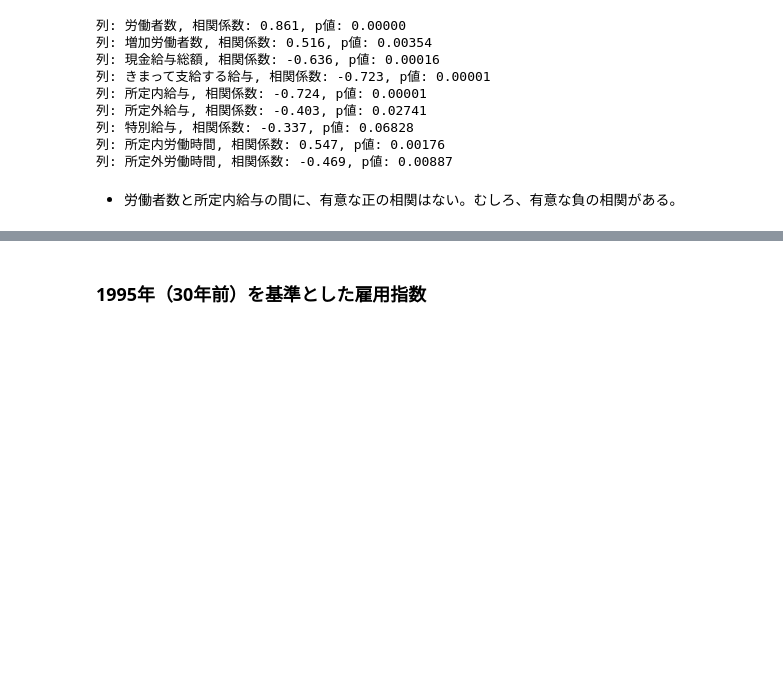
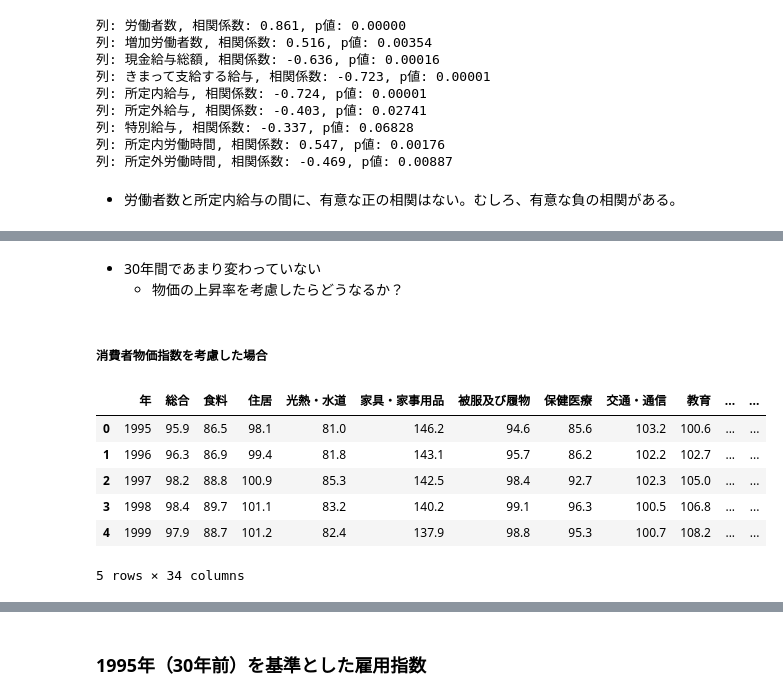
Before and after one commit to M-Yusei1001/K417_Capstone_G9, a Jupyter notebook: eda.ipynb, the cells around one changed output, grey strips where cells are left out. Saved outputs shown, nothing was run; the diff lists cells and outputs as text; code cells hidden in the pictures; blank space fills up the shorter version.

```diff
--- a/eda.ipynb
+++ b/eda.ipynb
@@ -749,0 +726,16 @@ merged_l.head()
+# %% [markdown]
+- 30年間であまり変わっていない
+    - 物価の上昇率を考慮したらどうなるか？
+# %% [markdown]
+##### 消費者物価指数を考慮した場合
+# %%
+cpi_data = pd.read_csv('./data/bukka/bukka-index_cleaned.csv', encoding='utf-8-sig', low_memory=False)
+cpi_data.head()
+# %% [output]
+|  | 年 | 総合 | 食料 | 住居 | 光熱・水道 | 家具・家事用品 | 被服及び履物 | 保健医療 | 交通・通信 | 教育 | ... | ... |
+| 0 | 1995 | 95.9 | 86.5 | 98.1 | 81.0 | 146.2 | 94.6 | 85.6 | 103.2 | 100.6 | ... | ... |
+| 1 | 1996 | 96.3 | 86.9 | 99.4 | 81.8 | 143.1 | 95.7 | 86.2 | 102.2 | 102.7 | ... | ... |
+| 2 | 1997 | 98.2 | 88.8 | 100.9 | 85.3 | 142.5 | 98.4 | 92.7 | 102.3 | 105.0 | ... | ... |
+| 3 | 1998 | 98.4 | 89.7 | 101.1 | 83.2 | 140.2 | 99.1 | 96.3 | 100.5 | 106.8 | ... | ... |
+| 4 | 1999 | 97.9 | 88.7 | 101.2 | 82.4 | 137.9 | 98.8 | 95.3 | 100.7 | 108.2 | ... | ... |
+5 rows × 34 columns
```
Also changed, not shown: parts of 26 cells of this notebook, 5 other files.
